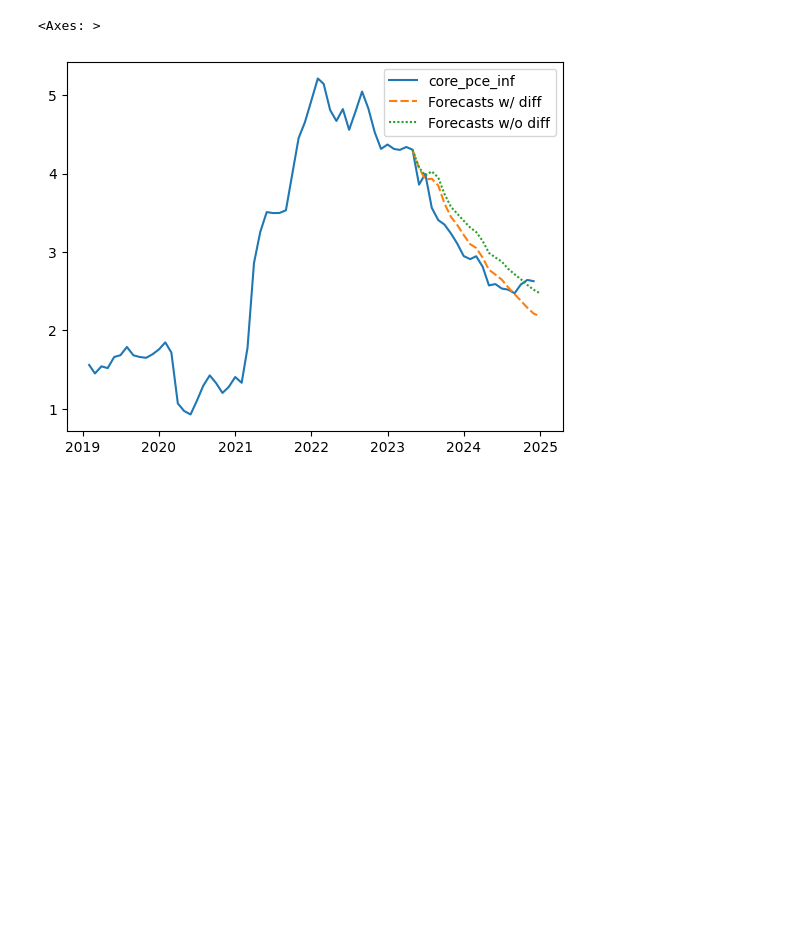
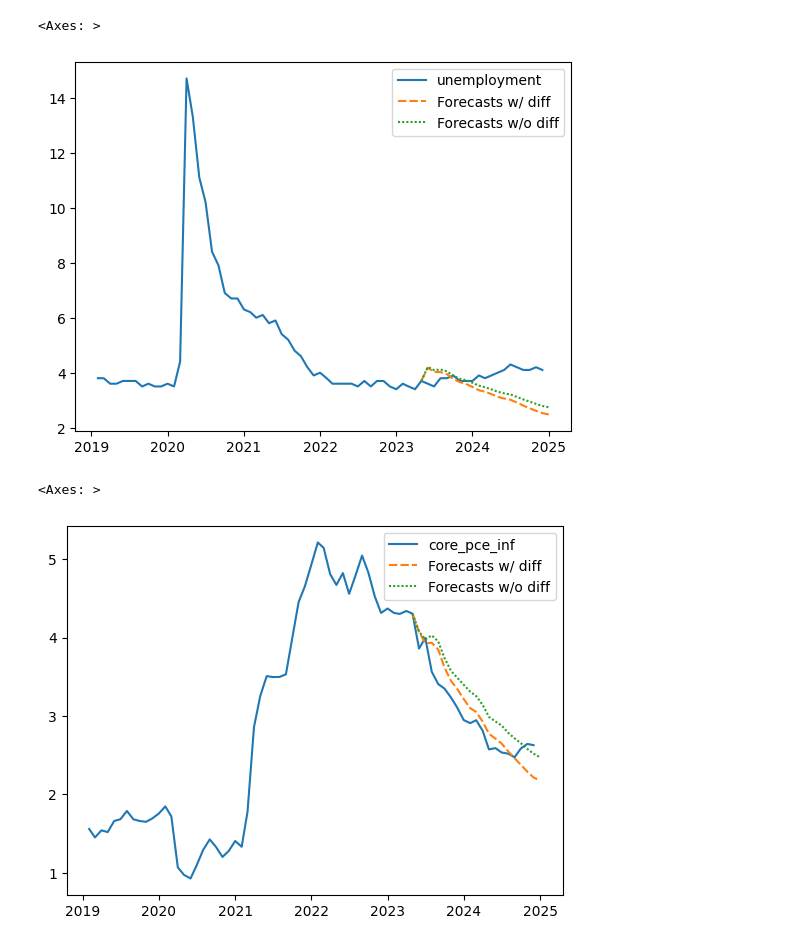
Before and after one commit to mbsls/sdht, a Jupyter notebook: main_experiments.ipynb, the cells around one changed output. Cells and saved outputs as stored; diff of their text form; code cells hidden in the pictures; blank space fills up the shorter version.

```diff
--- a/main_experiments.ipynb
+++ b/main_experiments.ipynb
@@ -86,14 +86,17 @@ else:
     df.index = pd.to_datetime(df.index)
     df = df.loc[df.index.year<=2024]
 # %%
-df_y = df.loc[:, ['unemployment', 'core_pce_inf', 'core_pce_real', 'interest']]
+df_y = df.loc[:, ['unemployment', 'core_pce_inf', 'core_pce_real']]
 df_x = df.loc[:, ['unemployment', 'cbo_unemployment']].shift(1)
 df_x = df_x.ffill().bfill()
 df_x = df_x.iloc[:,0] - df_x.iloc[:,1]
 c = df_x.copy()
 df_x = (df_x>=0)*1*(df_x)
 df_x = df_x.shift(1).fillna(0)
-df_x = pd.concat((df_x,df.loc[:,'consumer_sentiment'],df.loc[:,'consumer_sentiment']*df_x),axis=1)
+df_x = pd.concat((df_x,
+                  df.loc[:, 'consumer_sentiment'],
+                  df.loc[:, 'consumer_sentiment']*df_x,
+                  df.loc[:, 'interest']),axis=1)
 # %%
 # With the differential
 model = VAR(df_y.iloc[:-20], exog=df_x.iloc[:-20])
@@ -105,7 +108,12 @@ model = VAR(df_y.iloc[:-20])
 mf = model.fit(12)
 ffn = mf.forecast(df_y.values[-33:-20], steps=20)
 # %%
+varplot = 0
 f = pd.DataFrame({'Forecasts w/ diff': ff[:,1],'Forecasts w/o diff': ffn[:,1]}, index=pd.date_range(start=df_y.index[-20]+pd.DateOffset(months=1), periods=20, freq='MS'))
-f.loc[df_y.index[-20]] = df_y.loc[df_y.index[-20], 'core_pce_inf']
-df_f = pd.concat((df_y.loc[:,'core_pce_inf'], f), axis=1)
+f.loc[df_y.index[-20]] = df_y.loc[df_y.index[-20]][varplot]
+df_f = pd.concat((df_y.iloc[:,varplot], f), axis=1)
+sns.lineplot(df_f.iloc[-72:])
+# %% [output]
+<Axes: >
+[figure, added]
 # %%
```
Also changed, not shown: parts of 1 cell of this notebook, 4 other files.
